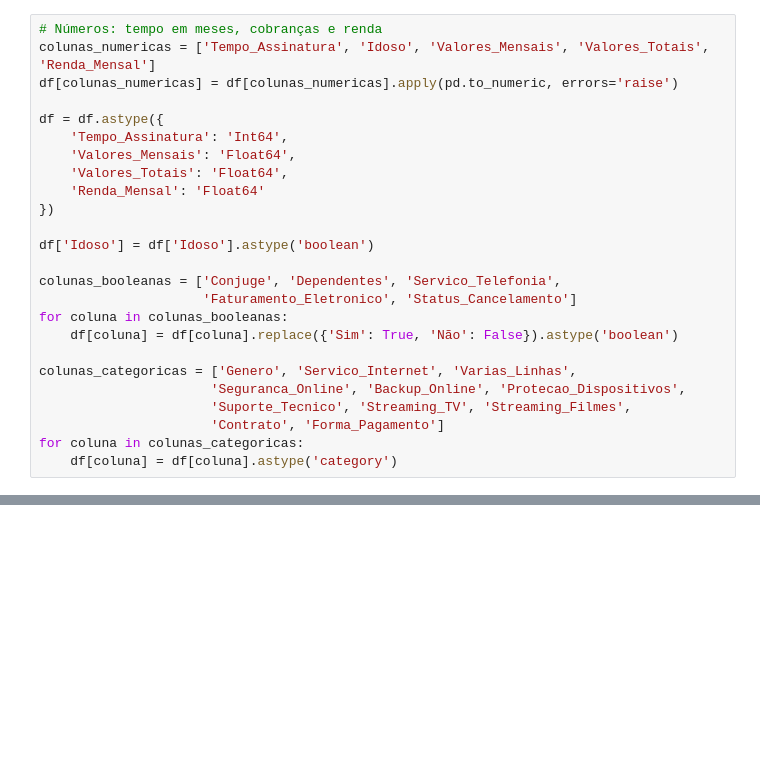
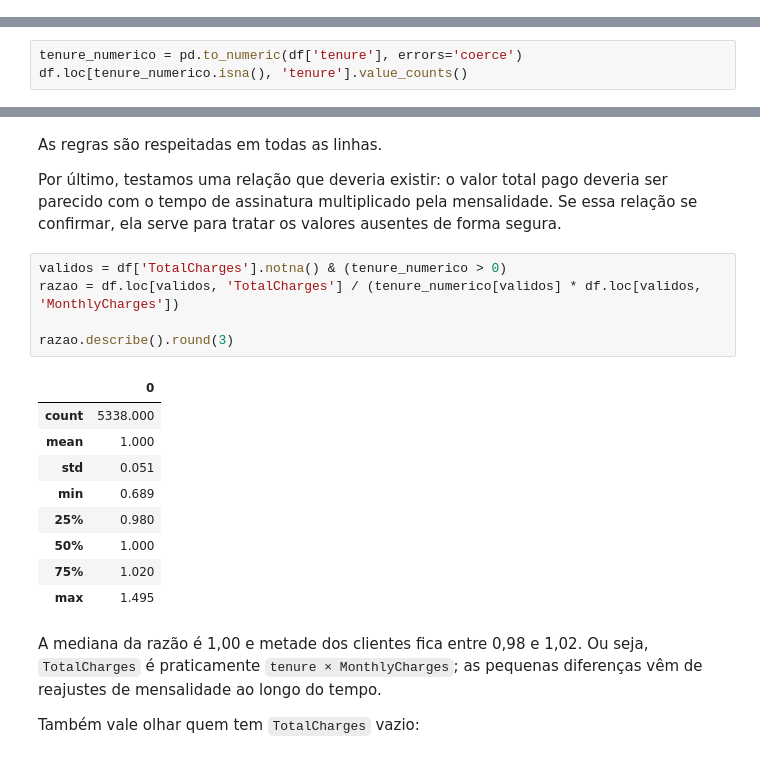
Before and after one commit to Duduur/PII2_databrikcks, a Jupyter notebook: Src/Notebooks/camada_silver.ipynb, the cells around one changed output, grey strips where cells are left out. Saved outputs shown, nothing was run; the diff lists cells and outputs as text; blank space fills up the shorter version.

```diff
--- a/Src/Notebooks/camada_silver.ipynb
+++ b/Src/Notebooks/camada_silver.ipynb
@@ -281,25 +49,0 @@ df.head()
-# %%
-# Números: tempo em meses, cobranças e renda
-colunas_numericas = ['Tempo_Assinatura', 'Idoso', 'Valores_Mensais', 'Valores_Totais', 'Renda_Mensal']
-df[colunas_numericas] = df[colunas_numericas].apply(pd.to_numeric, errors='raise')
-
-df = df.astype({
-    'Tempo_Assinatura': 'Int64',
-    'Valores_Mensais': 'Float64',
-    'Valores_Totais': 'Float64',
-    'Renda_Mensal': 'Float64'
-})
-
-df['Idoso'] = df['Idoso'].astype('boolean')
-
-colunas_booleanas = ['Conjuge', 'Dependentes', 'Servico_Telefonia',
-                     'Faturamento_Eletronico', 'Status_Cancelamento']
-for coluna in colunas_booleanas:
-    df[coluna] = df[coluna].replace({'Sim': True, 'Não': False}).astype('boolean')
-
-colunas_categoricas = ['Genero', 'Servico_Internet', 'Varias_Linhas',
-                      'Seguranca_Online', 'Backup_Online', 'Protecao_Dispositivos',
-                      'Suporte_Tecnico', 'Streaming_TV', 'Streaming_Filmes',
-                      'Contrato', 'Forma_Pagamento']
-for coluna in colunas_categoricas:
-    df[coluna] = df[coluna].astype('category')
@@ -414,0 +102,3 @@ df.to_csv("../Data/Silver/tabela_silver.csv", index=False, encoding='utf-8-sig')
+# %%
+tenure_numerico = pd.to_numeric(df['tenure'], errors='coerce')
+df.loc[tenure_numerico.isna(), 'tenure'].value_counts()
@@ -414,0 +126,23 @@ df.to_csv("../Data/Silver/tabela_silver.csv", index=False, encoding='utf-8-sig')
+# %% [markdown]
+As regras são respeitadas em todas as linhas.
+
+Por último, testamos uma relação que deveria existir: o valor total pago deveria ser parecido com o tempo de assinatura multiplicado pela mensalidade. Se essa relação se confirmar, ela serve para tratar os valores ausentes de forma segura.
+# %%
+validos = df['TotalCharges'].notna() & (tenure_numerico > 0)
+razao = df.loc[validos, 'TotalCharges'] / (tenure_numerico[validos] * df.loc[validos, 'MonthlyCharges'])
+
+razao.describe().round(3)
+# %% [output]
+|  | 0 |
+| count | 5338.000 |
+| mean | 1.000 |
+| std | 0.051 |
+| min | 0.689 |
+| 25% | 0.980 |
+| 50% | 1.000 |
+| 75% | 1.020 |
+| max | 1.495 |
+# %% [markdown]
+A mediana da razão é 1,00 e metade dos clientes fica entre 0,98 e 1,02. Ou seja, `TotalCharges` é praticamente `tenure × MonthlyCharges`; as pequenas diferenças vêm de reajustes de mensalidade ao longo do tempo.
+
+Também vale olhar quem tem `TotalCharges` vazio:
```
Also changed, not shown: parts of 62 cells of this notebook, 7 other files.
